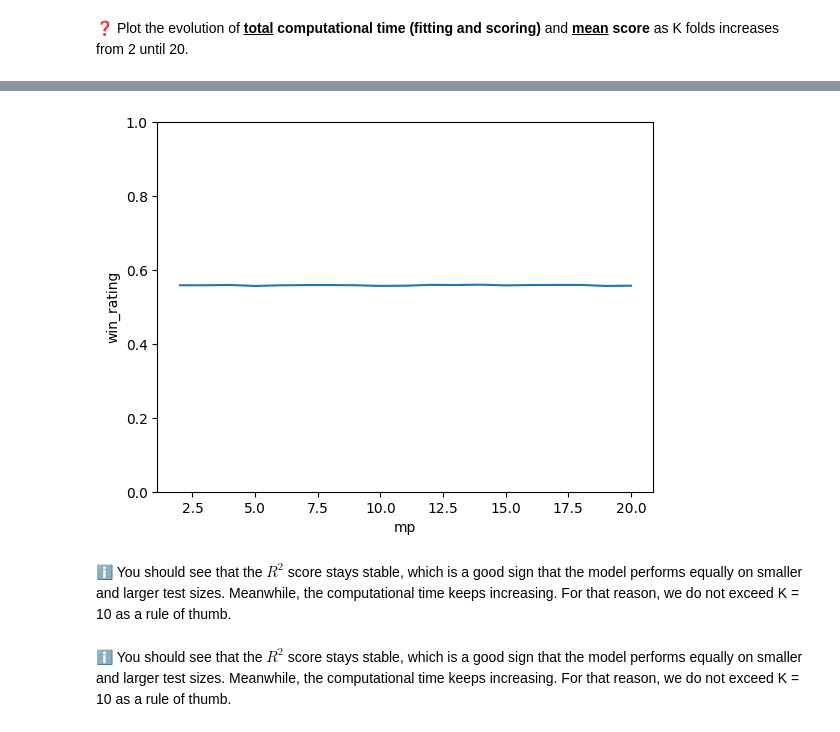
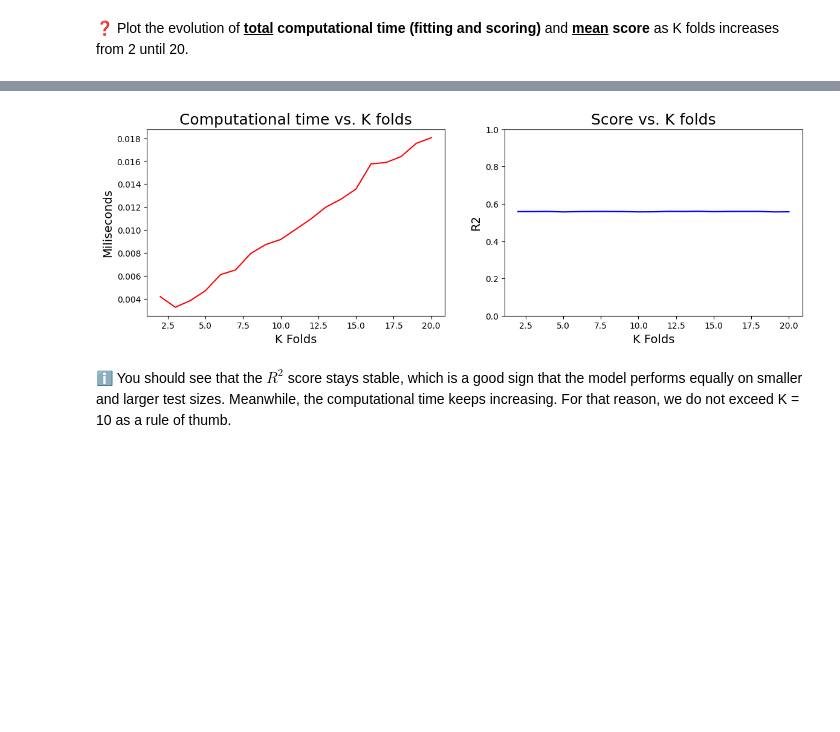
Before and after one commit to cidamla/data-linear-regression, a Jupyter notebook: Linear_Regression.ipynb, the cells around one changed output, grey strips where cells are left out. Saved outputs shown, nothing was run; the diff lists cells and outputs as text; code cells hidden in the pictures; blank space fills up the shorter version.

```diff
--- a/Linear_Regression.ipynb
+++ b/Linear_Regression.ipynb
@@ -139,18 +111,13 @@ git commit -m 'Completed cv_results step'
 git push origin master
 # %% [markdown]
 ❓ Plot the evolution of **<u>total</u> computational time (fitting and scoring)** and **<u>mean</u> score** as K folds increases from 2 until 20.
-# %%
-X = code_data[['mp']]
-y = code_data[['win_rating']]
 # %%
-K = list(range(2,21))
+K = []
+score = []
 total_time = []
-mean_scores = []
 
-for i in range(2,21):
-    datas = cross_validate(model, X, y, cv=i)
-    time = sum(datas['fit_time']) + sum(datas['score_time'])
-    mean = datas['test_score'].mean()
-    mean_scores.append(mean)
-    total_time.append(time)
-total_time
+for k in range(2,21):
+    cv_result = cross_validate(model, X, y, cv=k)
+    total_time.append(sum(cv_result['fit_time']) + sum(cv_result['score_time']))
+    K.append(k)
+    score.append(cv_result['test_score'].mean())
@@ -184,13 +124,19 @@ plt.show();
-# %%
-plt.plot(K, mean_scores)
-plt.xlabel('mp')
-plt.ylim(0, 1)
-plt.ylabel('win_rating')
-plt.show();
-# %% [output]
-[figure, removed]
-# %% [markdown]
-ℹ️ You should see that the $R^2$ score stays stable, which is a good sign that the model performs equally on smaller and larger test sizes. Meanwhile, the computational time keeps increasing. For that reason, we do not exceed K = 10 as a rule of thumb.
+# %%
+plt.figure(figsize=(14,4))
+plt.subplot(1,2,1)
+plt.plot(K, total_time, color='red')
+plt.xlabel('K Folds', fontsize=14)
+plt.ylabel('Miliseconds', fontsize=14)
+plt.title('Computational time vs. K folds', fontsize=18)
+
+plt.subplot(1,2,2)
+plt.plot(K, score, color='blue')
+plt.xlabel('K Folds', fontsize=14)
+plt.ylabel('R2', fontsize=14)
+plt.ylim(0,1)
+plt.title('Score vs. K folds', fontsize=18);
+# %% [output]
+[figure, added]
 # %% [markdown]
 ℹ️ You should see that the $R^2$ score stays stable, which is a good sign that the model performs equally on smaller and larger test sizes. Meanwhile, the computational time keeps increasing. For that reason, we do not exceed K = 10 as a rule of thumb.
 # %% [markdown]
```
Also changed, not shown: parts of 31 cells of this notebook, 4 other files.
